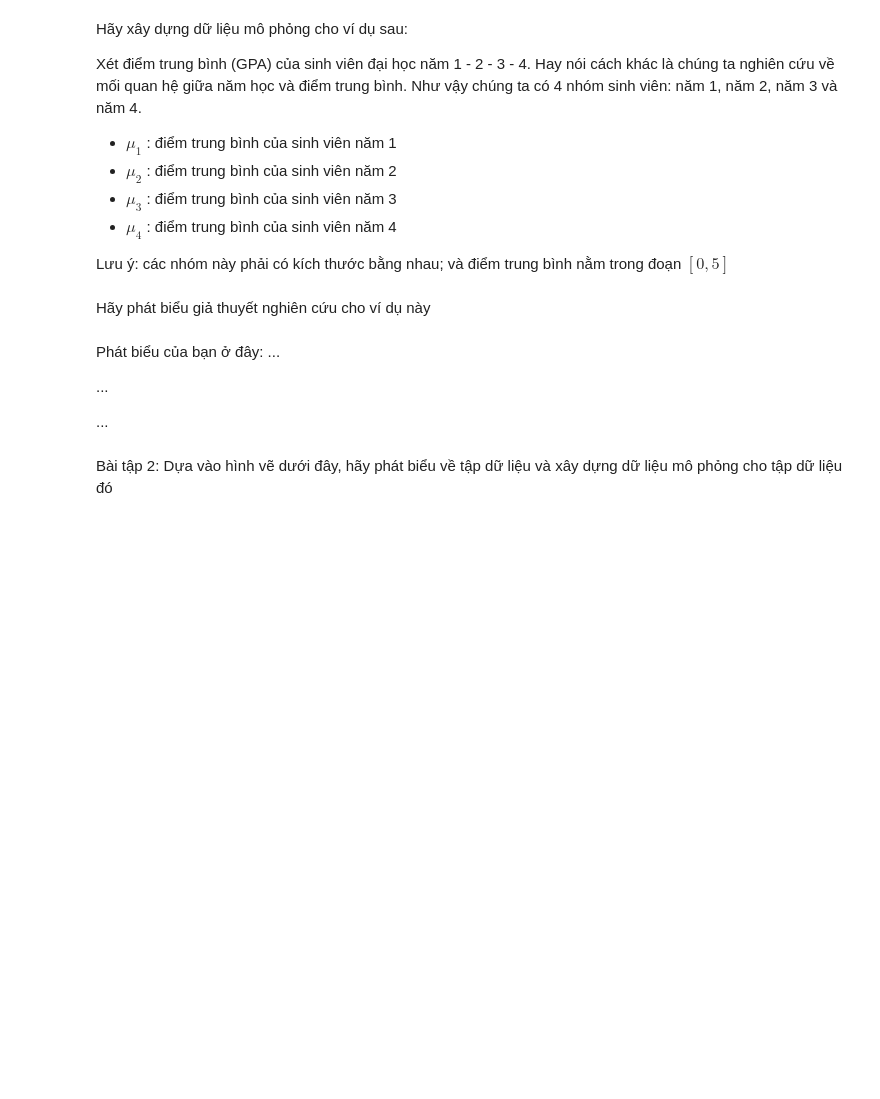
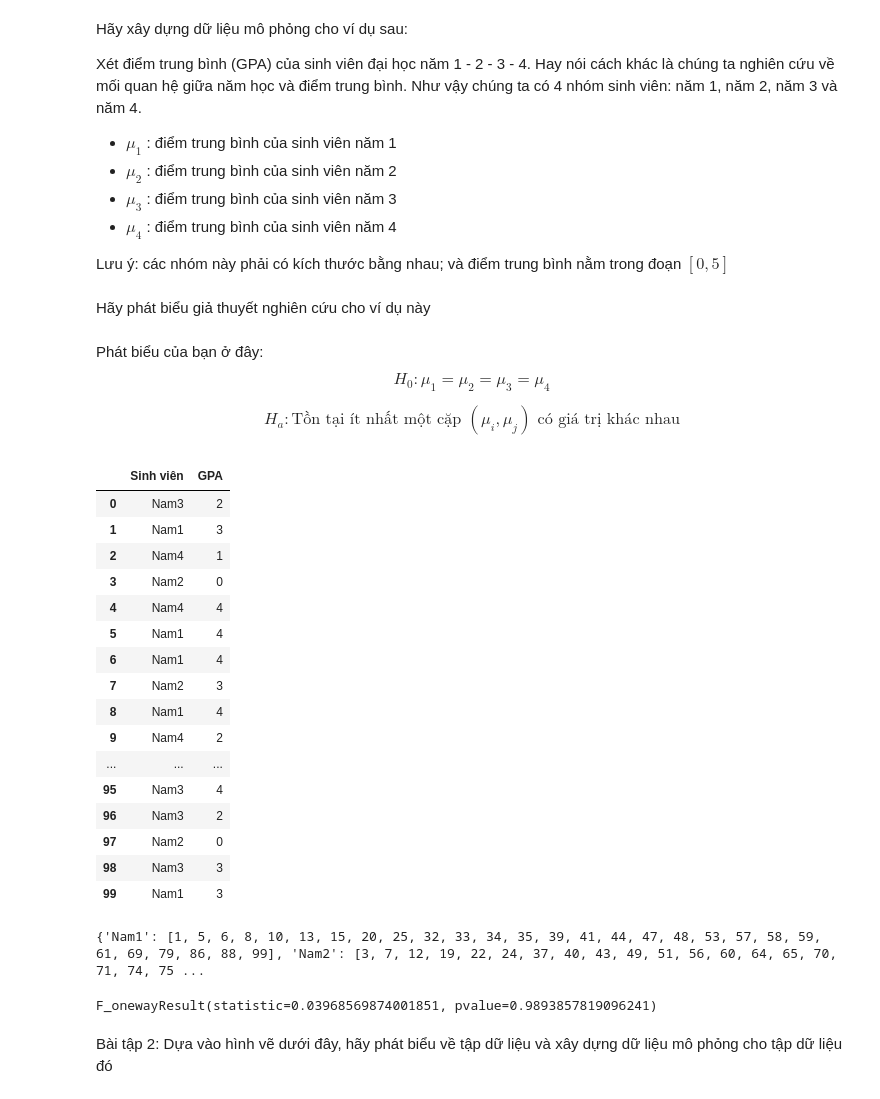
Before and after one commit to TDMVu18/PTDLPython, a Jupyter notebook: huong_dan_du_lieu_ANOVA.ipynb, the cells around one changed output. Drawn from its saved outputs; the diff is of its cells as text; code cells hidden in the pictures; blank space fills up the shorter version.

```diff
--- a/huong_dan_du_lieu_ANOVA.ipynb
+++ b/huong_dan_du_lieu_ANOVA.ipynb
@@ -56,12 +93,50 @@ Lưu ý: các nhóm này phải có kích thước bằng nhau; và điểm trun
 #Code
 # %% [markdown]
 Hãy phát biểu giả thuyết nghiên cứu cho ví dụ này
-# %% [markdown]
-Phát biểu của bạn ở đây: ...
-
-...
-
-...
+# %% [markdown]
+Phát biểu của bạn ở đây: $$H_{0}: \mu_{1} = \mu_{2} = \mu_{3} = \mu_{4}$$
+
+$$H_{a}: \text{Tồn tại ít nhất một cặp } (\mu_{i}, \mu_{j}) \text{ có giá trị khác nhau}$$
+# %%
+np.random.seed(1000)
+year = ['Nam1', 'Nam2', 'Nam3', 'Nam4']
+namhoc = np.random.choice(year, 100, p=[0.25,0.25,0.25,0.25])
+GPA = np.random.choice(5, 100)
+# %%
+df1 = pd.DataFrame({'Sinh viên': namhoc, 'GPA': GPA})
+pd.set_option('display.max_rows', df1.shape[0])
+df1
+# %% [output]
+|  | Sinh viên | GPA |
+| 0 | Nam3 | 2 |
+| 1 | Nam1 | 3 |
+| 2 | Nam4 | 1 |
+| 3 | Nam2 | 0 |
+| 4 | Nam4 | 4 |
+| 5 | Nam1 | 4 |
+| 6 | Nam1 | 4 |
+| 7 | Nam2 | 3 |
+| 8 | Nam1 | 4 |
+| 9 | Nam4 | 2 |
+| ... | ... | ... |
+| 95 | Nam3 | 4 |
+| 96 | Nam3 | 2 |
+| 97 | Nam2 | 0 |
+| 98 | Nam3 | 3 |
+| 99 | Nam1 | 3 |
+# %%
+groups = df1.groupby("Sinh viên").groups
+nam1 = GPA[groups["Nam1"]]
+nam2 = GPA[groups["Nam2"]]
+nam3 = GPA[groups["Nam3"]]
+nam4 = GPA[groups["Nam4"]]
+groups
+# %% [output]
+{'Nam1': [1, 5, 6, 8, 10, 13, 15, 20, 25, 32, 33, 34, 35, 39, 41, 44, 47, 48, 53, 57, 58, 59, 61, 69, 79, 86, 88, 99], 'Nam2': [3, 7, 12, 19, 22, 24, 37, 40, 43, 49, 51, 56, 60, 64, 65, 70, 71, 74, 75 ...
+# %%
+stats.f_oneway(nam1, nam2, nam3, nam4)
+# %% [output]
+F_onewayResult(statistic=0.03968569874001851, pvalue=0.9893857819096241)
 # %% [markdown]
 Bài tập 2: Dựa vào hình vẽ dưới đây, hãy phát biểu về tập dữ liệu và xây dựng dữ liệu mô phỏng cho tập dữ liệu đó
 # %%
```
Also changed, not shown: parts of 10 cells of this notebook.
